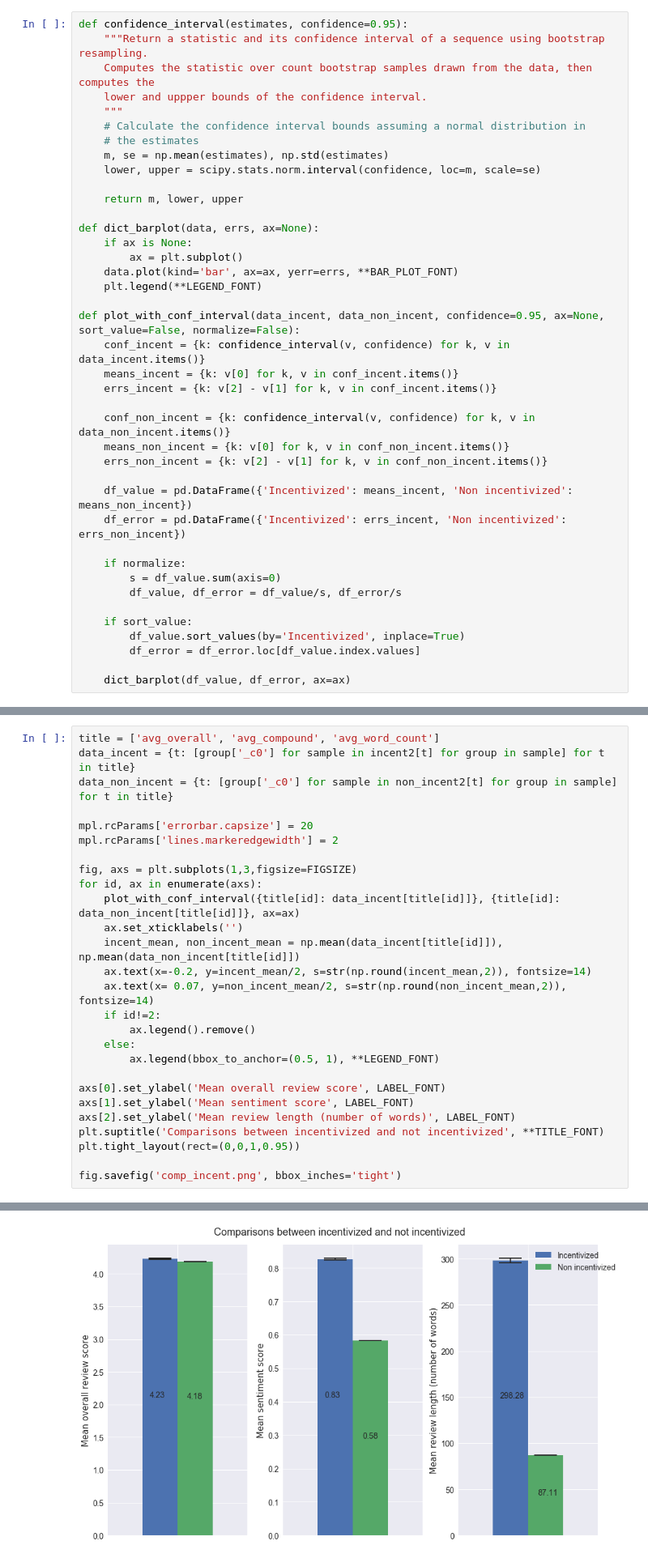
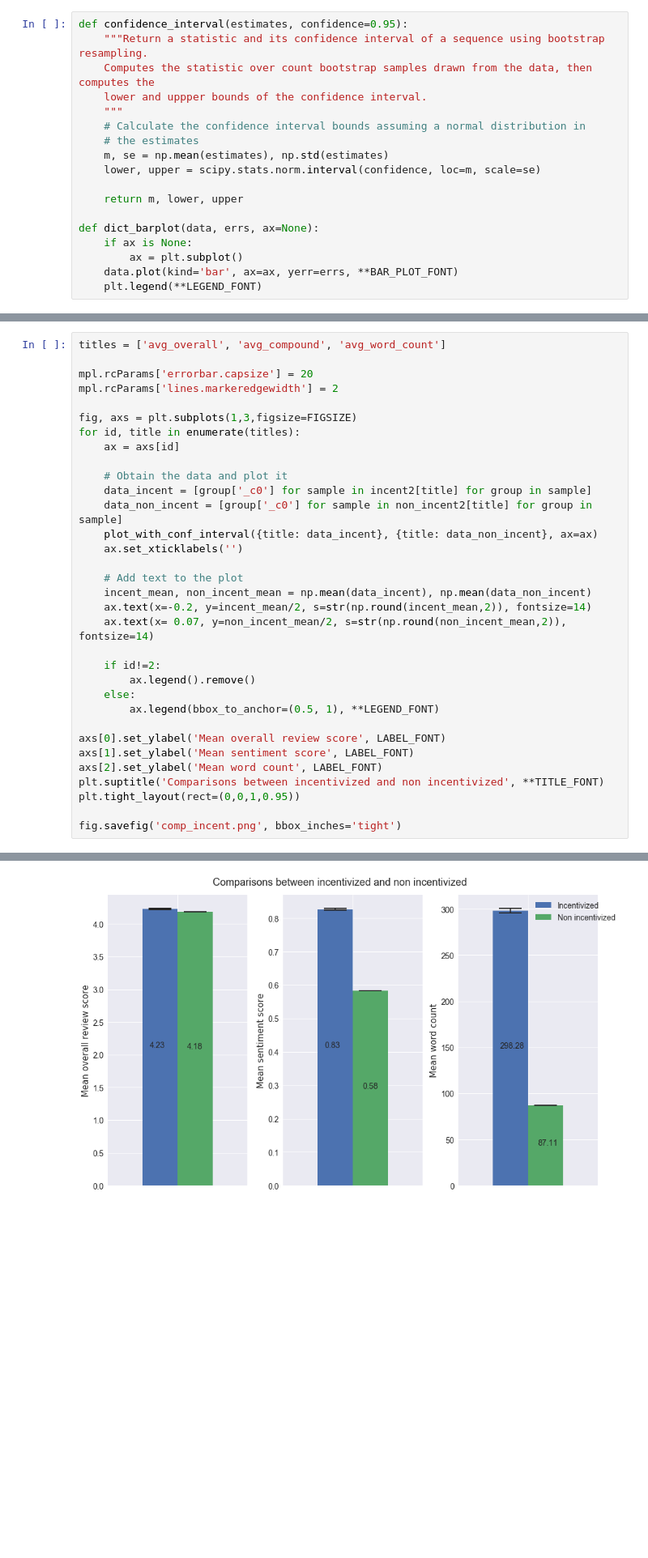
Before and after one commit to justcho5/ADA, a Jupyter notebook: project/plots/plot_data.ipynb, the cells around one changed output, grey strips where cells are left out. Shown at 81% size. Cells and saved outputs as stored; diff of their text form; blank space fills up the shorter version.

```diff
--- a/project/plots/plot_data.ipynb
+++ b/project/plots/plot_data.ipynb
@@ -122,27 +123,5 @@ def dict_barplot(data, errs, ax=None):
         ax = plt.subplot()
     data.plot(kind='bar', ax=ax, yerr=errs, **BAR_PLOT_FONT)
     plt.legend(**LEGEND_FONT)
-
-def plot_with_conf_interval(data_incent, data_non_incent, confidence=0.95, ax=None, sort_value=False, normalize=False):
-    conf_incent = {k: confidence_interval(v, confidence) for k, v in data_incent.items()}
-    means_incent = {k: v[0] for k, v in conf_incent.items()}
-    errs_incent = {k: v[2] - v[1] for k, v in conf_incent.items()}
-
-    conf_non_incent = {k: confidence_interval(v, confidence) for k, v in data_non_incent.items()}
-    means_non_incent = {k: v[0] for k, v in conf_non_incent.items()}
-    errs_non_incent = {k: v[2] - v[1] for k, v in conf_non_incent.items()}
-
-    df_value = pd.DataFrame({'Incentivized': means_incent, 'Non incentivized': means_non_incent})
-    df_error = pd.DataFrame({'Incentivized': errs_incent, 'Non incentivized': errs_non_incent})
-
-    if normalize:
-        s = df_value.sum(axis=0)
-        df_value, df_error = df_value/s, df_error/s
-
-    if sort_value:
-        df_value.sort_values(by='Incentivized', inplace=True)
-        df_error = df_error.loc[df_value.index.values]
-
-    dict_barplot(df_value, df_error, ax=ax)
 # %% [markdown]
 # Incentivized
@@ -225,36 +246,42 @@ fig.savefig(title+'.png', bbox_inches='tight')
 # %% [output]
 [figure]
 # %%
-title = ['avg_overall', 'avg_compound', 'avg_word_count']
-data_incent = {t: [group['_c0'] for sample in incent2[t] for group in sample] for t in title}
-data_non_incent = {t: [group['_c0'] for sample in non_incent2[t] for group in sample] for t in title}
+titles = ['avg_overall', 'avg_compound', 'avg_word_count']
 
 mpl.rcParams['errorbar.capsize'] = 20
 mpl.rcParams['lines.markeredgewidth'] = 2
 
 fig, axs = plt.subplots(1,3,figsize=FIGSIZE)
-for id, ax in enumerate(axs):
-    plot_with_conf_interval({title[id]: data_incent[title[id]]}, {title[id]: data_non_incent[title[id]]}, ax=ax)
+for id, title in enumerate(titles):
+    ax = axs[id]
+
+    # Obtain the data and plot it
+    data_incent = [group['_c0'] for sample in incent2[title] for group in sample]
+    data_non_incent = [group['_c0'] for sample in non_incent2[title] for group in sample]
+    plot_with_conf_interval({title: data_incent}, {title: data_non_incent}, ax=ax)
     ax.set_xticklabels('')
-    incent_mean, non_incent_mean = np.mean(data_incent[title[id]]), np.mean(data_non_incent[title[id]])
+
+    # Add text to the plot
+    incent_mean, non_incent_mean = np.mean(data_incent), np.mean(data_non_incent)
     ax.text(x=-0.2, y=incent_mean/2, s=str(np.round(incent_mean,2)), fontsize=14)
     ax.text(x= 0.07, y=non_incent_mean/2, s=str(np.round(non_incent_mean,2)), fontsize=14)
+
     if id!=2:
         ax.legend().remove()
     else:
         ax.legend(bbox_to_anchor=(0.5, 1), **LEGEND_FONT)
 
 axs[0].set_ylabel('Mean overall review score', LABEL_FONT)
 axs[1].set_ylabel('Mean sentiment score', LABEL_FONT)
-axs[2].set_ylabel('Mean review length (number of words)', LABEL_FONT)
-plt.suptitle('Comparisons between incentivized and not incentivized', **TITLE_FONT)
+axs[2].set_ylabel('Mean word count', LABEL_FONT)
+plt.suptitle('Comparisons between incentivized and non incentivized', **TITLE_FONT)
 plt.tight_layout(rect=(0,0,1,0.95))
 
 fig.savefig('comp_incent.png', bbox_inches='tight')
 # %% [output]
 No handles with labels found to put in legend.
 No handles with labels found to put in legend.
-[figure, old version]
+[figure, new version]
 # %% [markdown]
 # Whole dataset
 # %%
```
Also changed, not shown: parts of 20 cells of this notebook, 8 other files.
